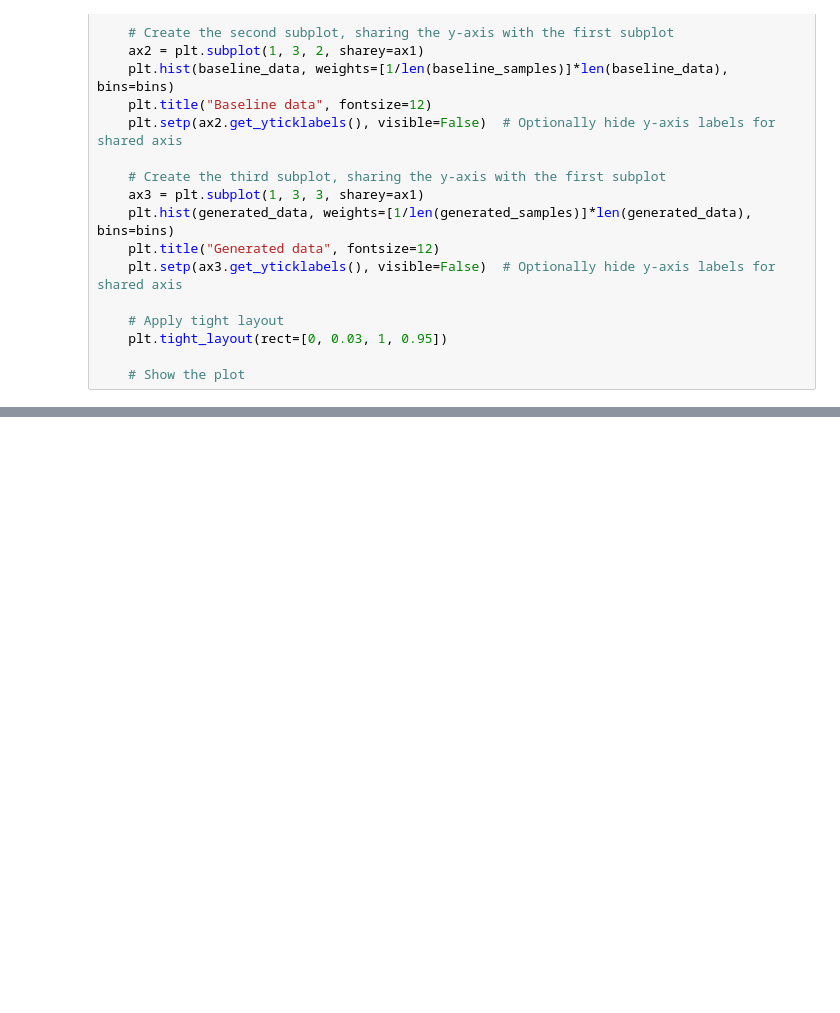
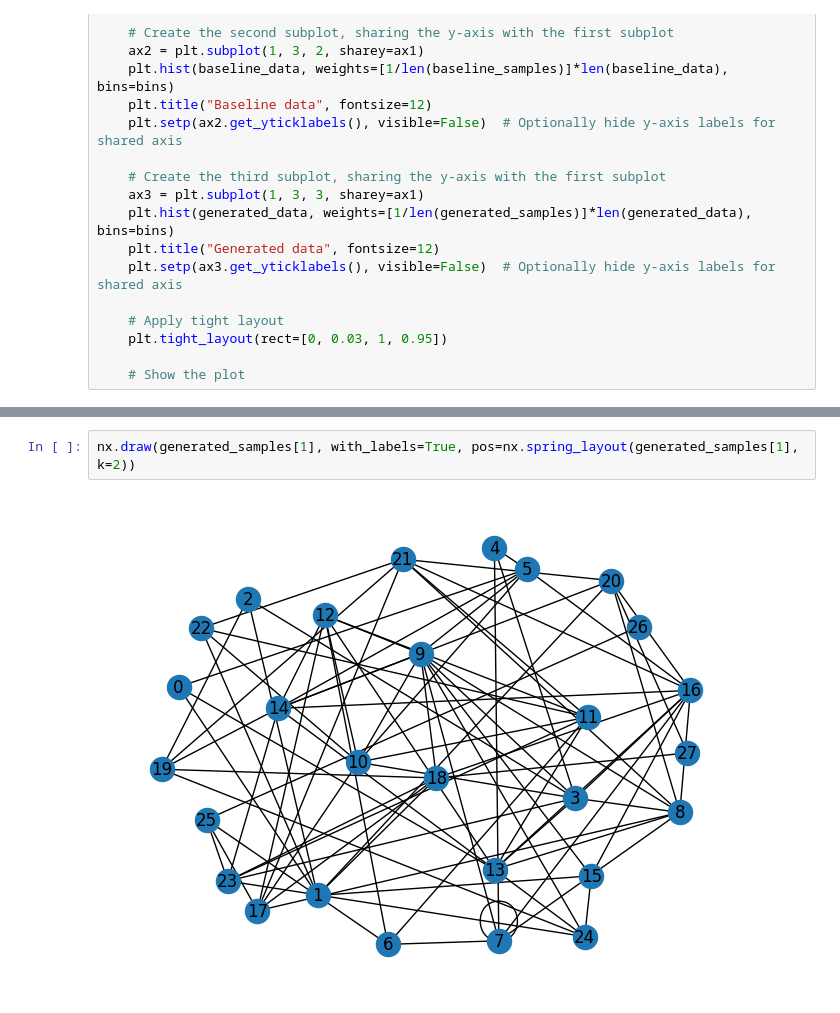
Before and after one commit to jereml99/advanceML, a Jupyter notebook: project3/visualisation.ipynb, the cells around one changed output, grey strips where cells are left out. Saved outputs shown, nothing was run; the diff lists cells and outputs as text; blank space fills up the shorter version.

```diff
--- a/project3/visualisation.ipynb
+++ b/project3/visualisation.ipynb
@@ -90,0 +95,4 @@ Baseline uniqnes:  0.999
+# %%
+nx.draw(generated_samples[1], with_labels=True, pos=nx.spring_layout(generated_samples[1], k=2))
+# %% [output]
+[figure, added]
```
Also changed, not shown: parts of 8 cells of this notebook.
